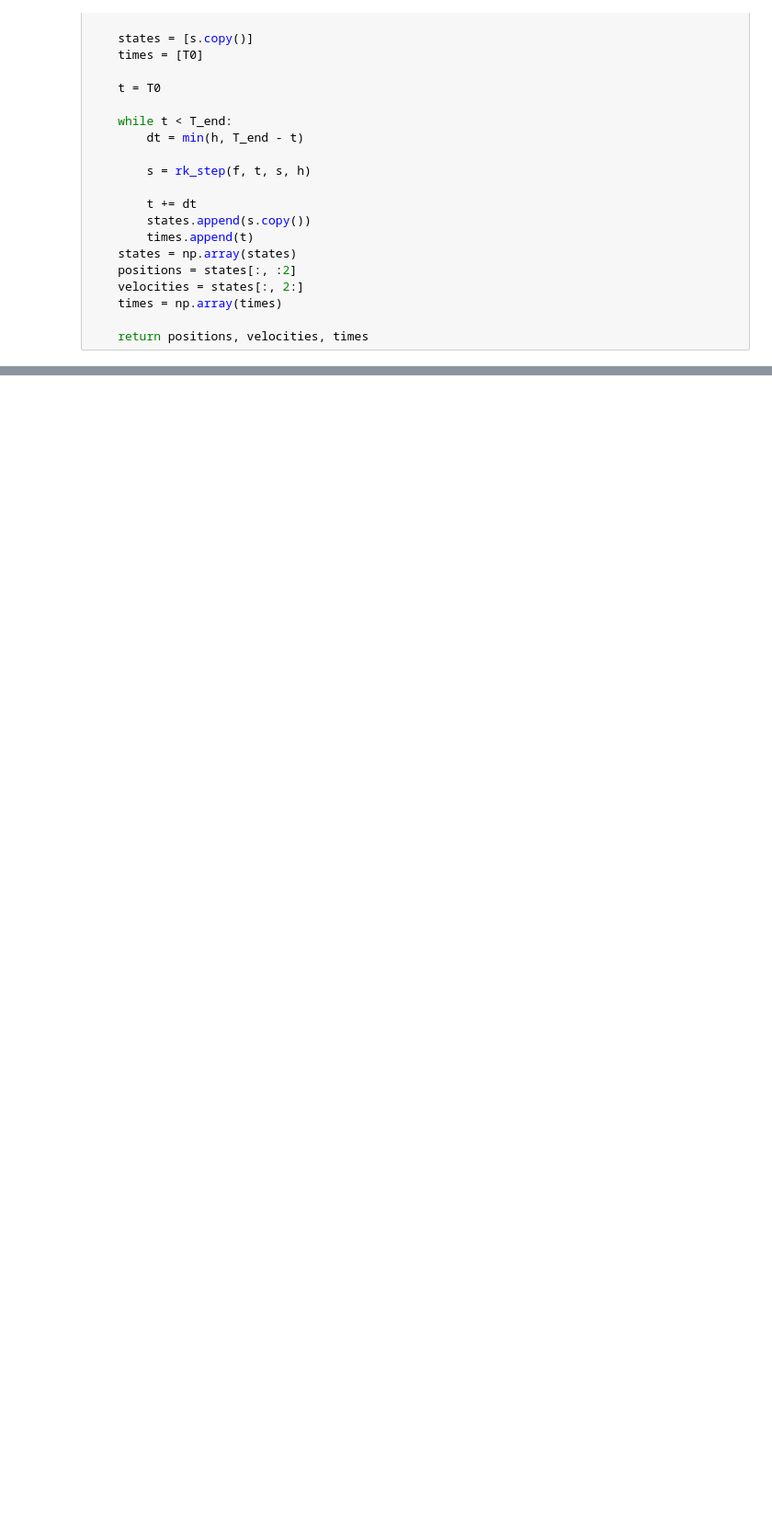
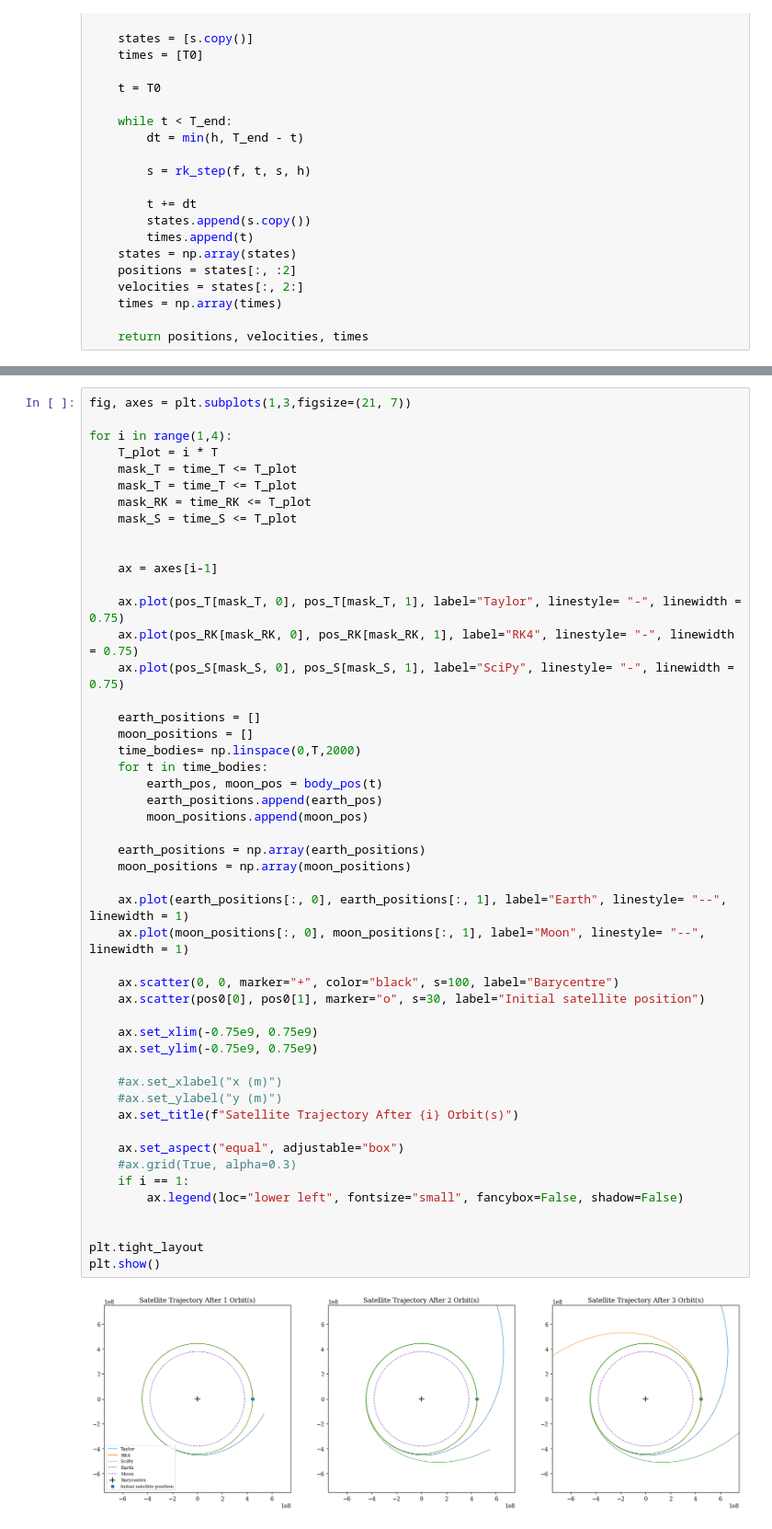
Before and after one commit to thomasyoung2619-cyber/Restricted-3-body-simulation-, a Jupyter notebook: MilestoneV3.ipynb, the cells around one changed output, grey strips where cells are left out. Shown at 92% size. Saved outputs shown, nothing was run; the diff lists cells and outputs as text; blank space fills up the shorter version.

```diff
--- a/MilestoneV3.ipynb
+++ b/MilestoneV3.ipynb
@@ -224,0 +251,51 @@ plt.show
+# %%
+fig, axes = plt.subplots(1,3,figsize=(21, 7))
+
+for i in range(1,4):
+    T_plot = i * T
+    mask_T = time_T <= T_plot
+    mask_T = time_T <= T_plot
+    mask_RK = time_RK <= T_plot
+    mask_S = time_S <= T_plot
+
+
+    ax = axes[i-1]
+
+    ax.plot(pos_T[mask_T, 0], pos_T[mask_T, 1], label="Taylor", linestyle= "-", linewidth =  0.75)
+    ax.plot(pos_RK[mask_RK, 0], pos_RK[mask_RK, 1], label="RK4", linestyle= "-", linewidth = 0.75)
+    ax.plot(pos_S[mask_S, 0], pos_S[mask_S, 1], label="SciPy", linestyle= "-", linewidth =  0.75)
+
+    earth_positions = []
+    moon_positions = []
+    time_bodies= np.linspace(0,T,2000)
+    for t in time_bodies:
+        earth_pos, moon_pos = body_pos(t)
+        earth_positions.append(earth_pos)
+        moon_positions.append(moon_pos)
+
+    earth_positions = np.array(earth_positions)
+    moon_positions = np.array(moon_positions)
+
+    ax.plot(earth_positions[:, 0], earth_positions[:, 1], label="Earth", linestyle= "--", linewidth = 1)
+    ax.plot(moon_positions[:, 0], moon_positions[:, 1], label="Moon", linestyle= "--", linewidth = 1)
+
+    ax.scatter(0, 0, marker="+", color="black", s=100, label="Barycentre")
+    ax.scatter(pos0[0], pos0[1], marker="o", s=30, label="Initial satellite position")
+
+    ax.set_xlim(-0.75e9, 0.75e9)
+    ax.set_ylim(-0.75e9, 0.75e9)
+
+    #ax.set_xlabel("x (m)")
+    #ax.set_ylabel("y (m)")
+    ax.set_title(f"Satellite Trajectory After {i} Orbit(s)")
+
+    ax.set_aspect("equal", adjustable="box")
+    #ax.grid(True, alpha=0.3)
+    if i == 1:
+        ax.legend(loc="lower left", fontsize="small", fancybox=False, shadow=False)
+
+
+plt.tight_layout
+plt.show()
+# %% [output]
+[figure, added]
```
Also changed, not shown: parts of 6 cells of this notebook.
